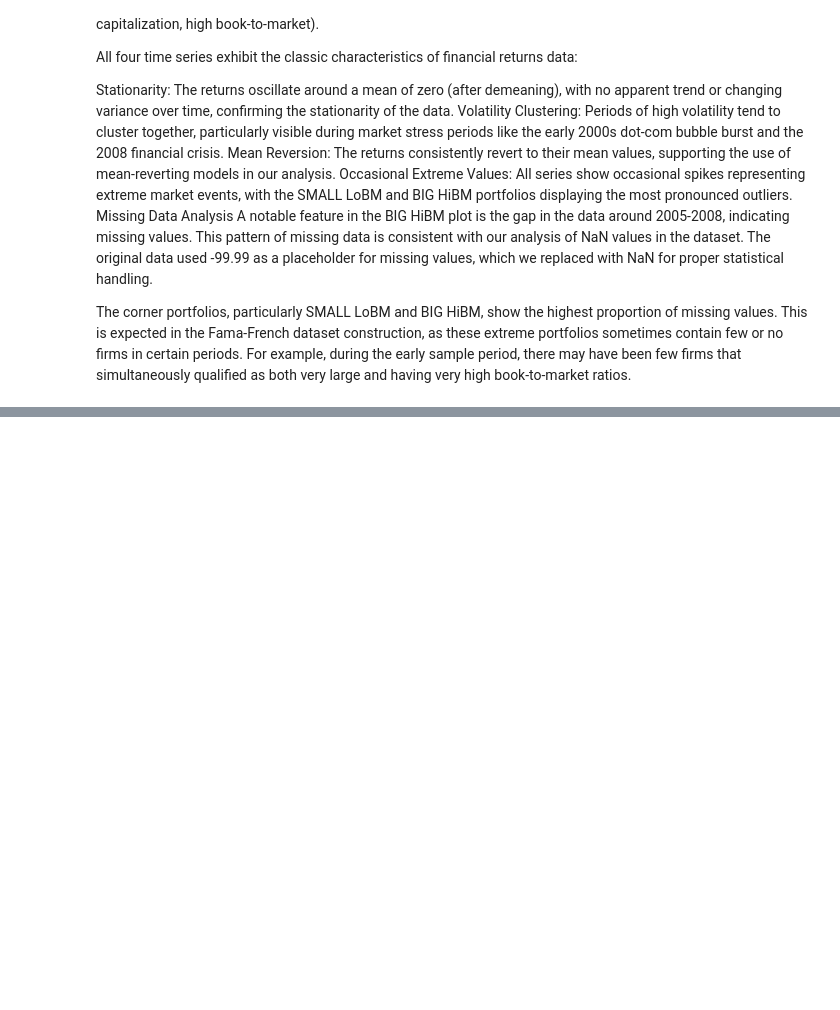
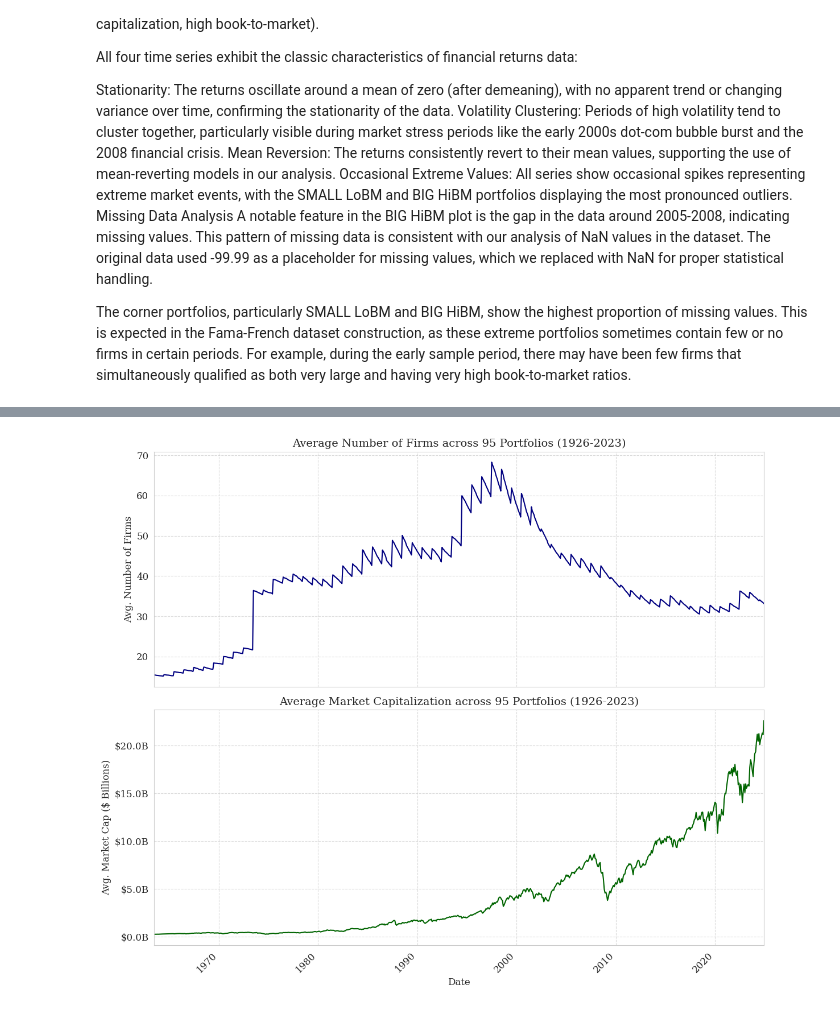
Before and after one commit to givani30/BellmanFilterDFSV, a Jupyter notebook: scripts/empirical/empirical_eda.ipynb, the cells around one changed output, grey strips where cells are left out. Drawn from its saved outputs; the diff is of its cells as text; code cells hidden in the pictures; blank space fills up the shorter version.

```diff
--- a/scripts/empirical/empirical_eda.ipynb
+++ b/scripts/empirical/empirical_eda.ipynb
@@ -399,10 +407,14 @@ for key, value in loaded_data.items():
 loaded_data.keys()
 vw_returns=loaded_data["VW_Returns_Monthly"] #Will use vw returns
 ew_returns=loaded_data["EW_Returns_Monthly"]
+mkt_cap=loaded_data["Avg_Mkt_Cap"]
+num_firms=loaded_data["Num_Firms"]
 #Use july 1963 as start date, which is standard
 start_date = pl.date(1963, 7, 1)
 vw_returns=vw_returns.filter(pl.col("Date") >= start_date)
 ew_returns=ew_returns.filter(pl.col("Date") >= start_date)
+mkt_cap=mkt_cap.filter(pl.col("Date") >= start_date)
+num_firms=num_firms.filter(pl.col("Date") >= start_date)
 #Replace -99.99 with NaN
 vw_returns = vw_returns.with_columns(pl.all().replace(-99.99, None))
 vw_returns=vw_returns.with_columns((pl.exclude("Date") / 100)) #Convert from percentage to decimal
@@ -594,6 +610,8 @@ The corner portfolios, particularly SMALL LoBM and BIG HiBM, show the highest pr
 # drop nan columns
 vw_returns_demeaned_final=vw_returns_demeaned.drop(nan_cols)
 ew_returns_demeaned_final=ew_returns_demeaned.drop(nan_cols)
+num_firms_final=num_firms.drop(nan_cols)
+mkt_cap_final=mkt_cap.drop(nan_cols)
 vw_returns_demeaned_final.head()
 # %% [output]
 shape: (5, 96)
@@ -690,0 +1199,55 @@ TypeError: Expr.mean() got an unexpected keyword argument 'axis'
+# %%
+import matplotlib.pyplot as plt
+import seaborn as sns
+import numpy as np
+
+
+
+# Create a figure with two subplots arranged vertically
+fig, (ax1, ax2) = plt.subplots(2, 1, figsize=(12, 10), sharex=True)
+
+# Convert Polars DataFrames to pandas for easier plotting with seaborn
+avg_num_firms_pd = avg_num_firms.to_pandas()
+avg_mkt_cap_pd = avg_mkt_cap.to_pandas()
+
+# Plot 1: Average Number of Firms
+sns.lineplot(x="Date", y="Avg_Num_Firms", data=avg_num_firms_pd, ax=ax1, color='navy')
+ax1.set_title("Average Number of Firms across 95 Portfolios (1926-2023)")
+ax1.set_ylabel("Avg. Number of Firms")
+ax1.grid(True, linestyle='--', alpha=0.7)
+
+# Format y-axis with commas for thousands
+ax1.yaxis.set_major_formatter(plt.matplotlib.ticker.StrMethodFormatter('{x:,.0f}'))
+
+# Plot 2: Average Market Cap
+# Convert to billions for better readability
+avg_mkt_cap_pd["Avg_Mkt_Cap_Billions"] = avg_mkt_cap_pd["Avg_Mkt_Cap_Series"] / 1000
+
+sns.lineplot(x="Date", y="Avg_Mkt_Cap_Billions", data=avg_mkt_cap_pd, ax=ax2, color='darkgreen')
+ax2.set_title("Average Market Capitalization across 95 Portfolios (1926-2023)")
+ax2.set_ylabel("Avg. Market Cap ($ Billions)")
+ax2.set_xlabel("Date")
+ax2.grid(True, linestyle='--', alpha=0.7)
+
+# Format y-axis with commas for thousands
+ax2.yaxis.set_major_formatter(plt.matplotlib.ticker.StrMethodFormatter('${x:,.1f}B'))
+
+# Adjust x-axis date formatting
+for ax in [ax1, ax2]:
+    # Rotate x-axis labels for better readability
+    plt.setp(ax.get_xticklabels(), rotation=45, ha='right')
+
+    # Set x-axis limits to match the data range
+    ax.set_xlim(avg_num_firms_pd["Date"].min(), avg_num_firms_pd["Date"].max())
+
+    # Add a light grid
+    ax.grid(True, linestyle='--', alpha=0.7)
+
+# Adjust layout
+plt.tight_layout()
+
+# Save the figure
+plt.savefig("figure3.png", dpi=300, bbox_inches="tight")
+plt.show()
+# %% [output]
+[figure, added]
```
Also changed, not shown: parts of 13 cells of this notebook, 26 other files.
